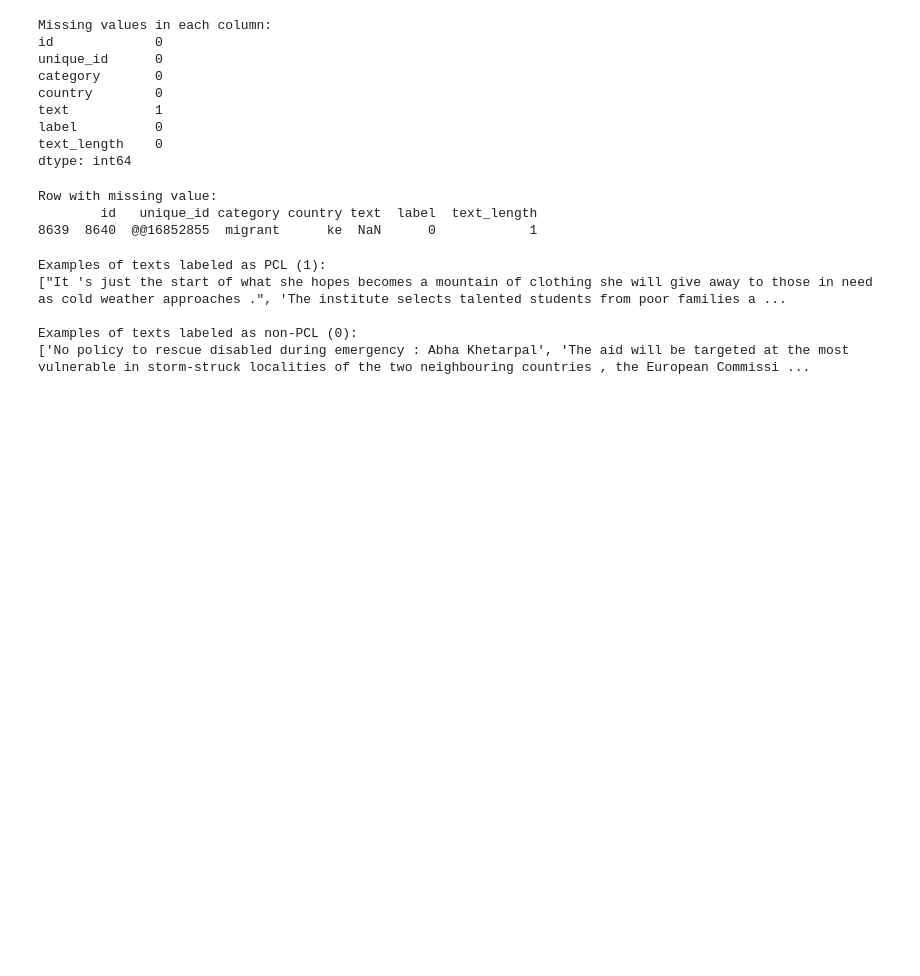
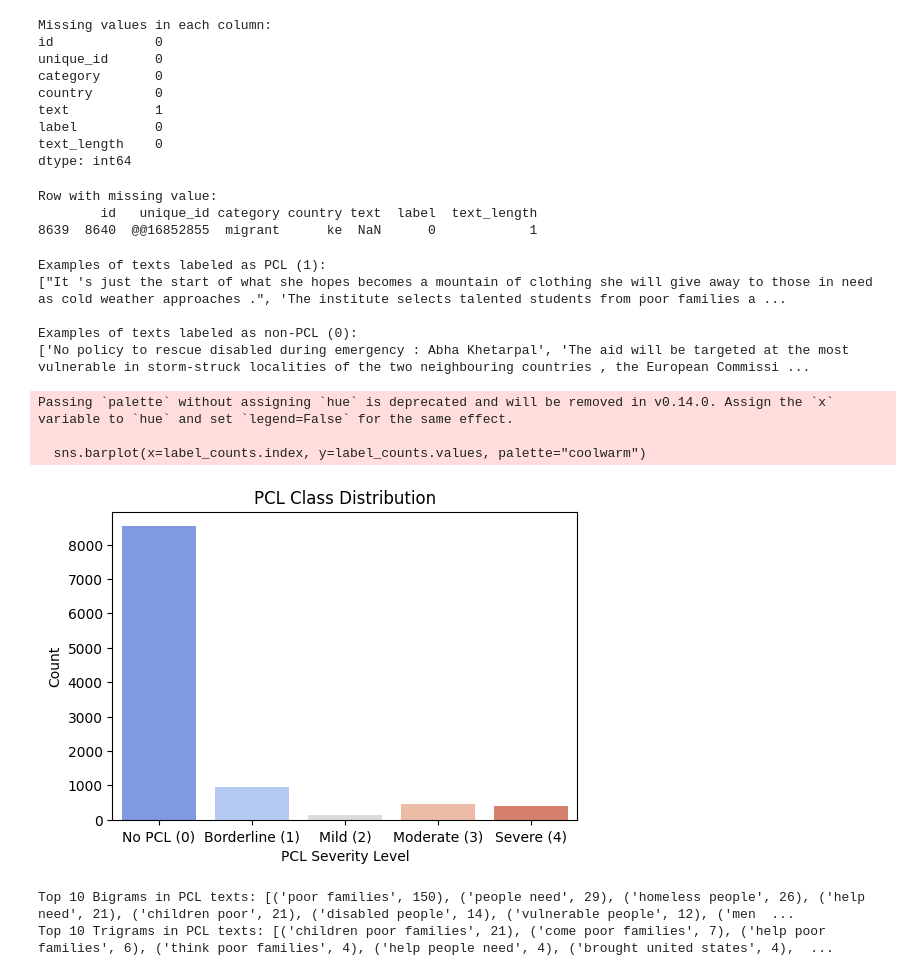
Before and after one commit to Prajit-Sengupta/NLP-CW-Research, a Jupyter notebook: EDA.ipynb, the cells around one changed output. Cells and saved outputs as stored; diff of their text form; code cells hidden in the pictures; blank space fills up the shorter version.

```diff
--- a/EDA.ipynb
+++ b/EDA.ipynb
@@ -279,3 +279,37 @@ Examples of texts labeled as PCL (1):
 
 Examples of texts labeled as non-PCL (0):
 ['No policy to rescue disabled during emergency : Abha Khetarpal', 'The aid will be targeted at the most vulnerable in storm-struck localities of the two neighbouring countries , the European Commissi ...
+# %%
+# Visualize class imbalance
+plt.figure(figsize=(6,4))
+sns.barplot(x=label_counts.index, y=label_counts.values, palette="coolwarm")
+plt.xticks([0, 1, 2, 3, 4], ['No PCL (0)', 'Borderline (1)', 'Mild (2)', 'Moderate (3)', 'Severe (4)'])
+plt.title("PCL Class Distribution")
+plt.ylabel("Count")
+plt.xlabel("PCL Severity Level")
+plt.show()
+# %% [output]
+Passing `palette` without assigning `hue` is deprecated and will be removed in v0.14.0. Assign the `x` variable to `hue` and set `legend=False` for the same effect.
+
+  sns.barplot(x=label_counts.index, y=label_counts.values, palette="coolwarm")
+[figure, added]
+# %%
+from sklearn.feature_extraction.text import CountVectorizer
+
+def get_top_n_grams(corpus, n=None, ngram_range=(2,2), top_n=10):
+    vec = CountVectorizer(ngram_range=ngram_range, stop_words="english").fit(corpus)
+    bag_of_words = vec.transform(corpus)
+    sum_words = bag_of_words.sum(axis=0)
+    words_freq = [(word, sum_words[0, idx]) for word, idx in vec.vocabulary_.items()]
+    words_freq = sorted(words_freq, key = lambda x: x[1], reverse=True)[:top_n]
+    return words_freq
+
+# Extracting Bigrams and Trigrams
+bigrams = get_top_n_grams(pcl_texts, ngram_range=(2,2))
+trigrams = get_top_n_grams(pcl_texts, ngram_range=(3,3))
+
+print("Top 10 Bigrams in PCL texts:", bigrams)
+print("Top 10 Trigrams in PCL texts:", trigrams)
+# %% [output]
+Top 10 Bigrams in PCL texts: [('poor families', 150), ('people need', 29), ('homeless people', 26), ('help need', 21), ('children poor', 21), ('disabled people', 14), ('vulnerable people', 12), ('men  ...
+Top 10 Trigrams in PCL texts: [('children poor families', 21), ('come poor families', 7), ('help poor families', 6), ('think poor families', 4), ('help people need', 4), ('brought united states', 4),  ...
```
